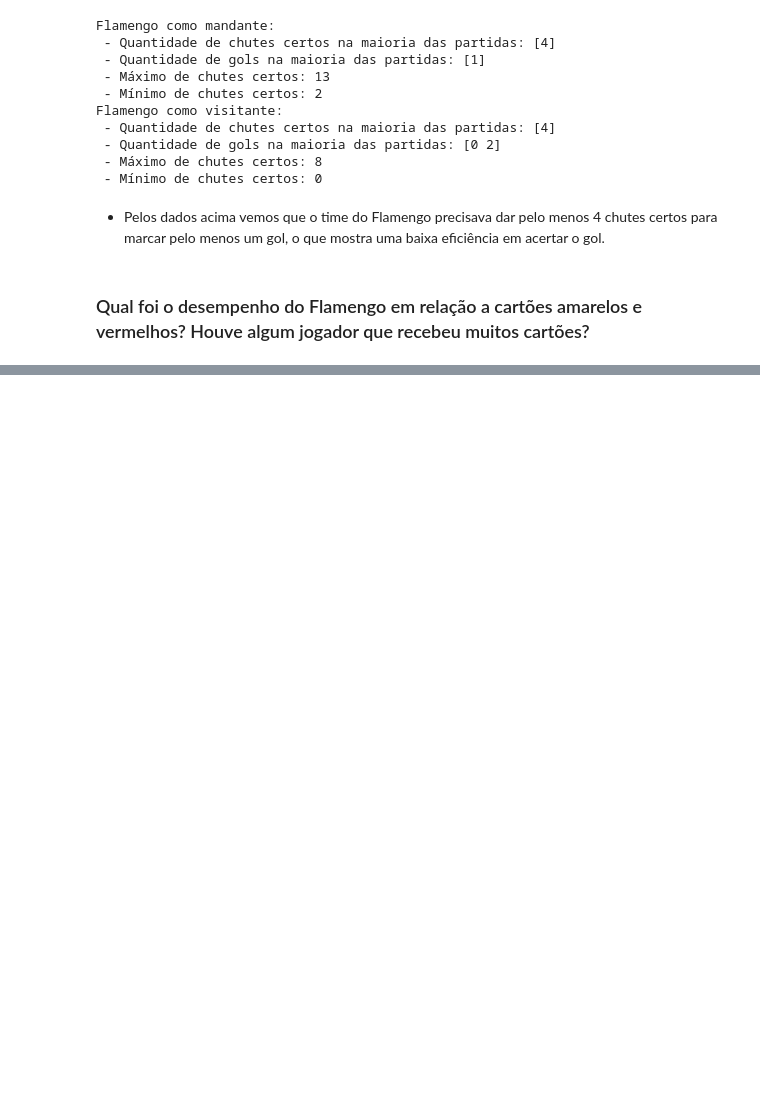
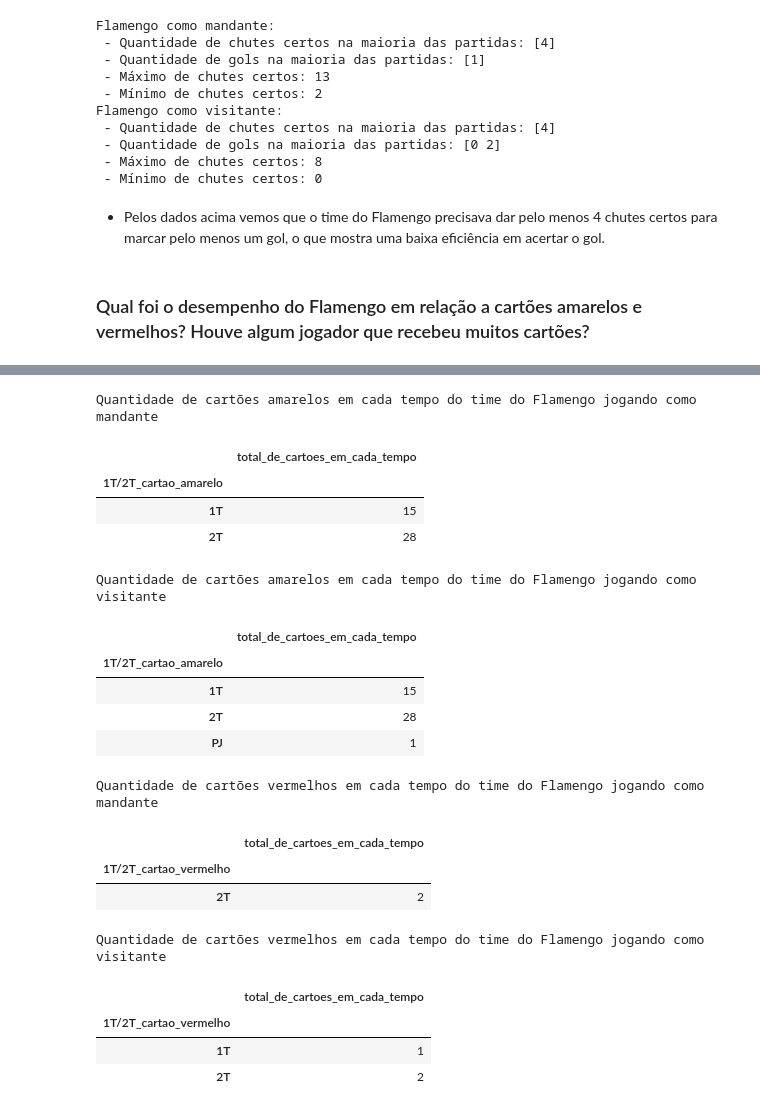
Before and after one commit to Fabio-luiz-sousa/flamengo_analysis_brasileiro_2023, a Jupyter notebook: part_3_eda/eda.ipynb, the cells around one changed output, grey strips where cells are left out. Saved outputs shown, nothing was run; the diff lists cells and outputs as text; code cells hidden in the pictures; blank space fills up the shorter version.

```diff
--- a/part_3_eda/eda.ipynb
+++ b/part_3_eda/eda.ipynb
@@ -418,11 +414,12 @@ for i in range(0,len(array_info_red_cards_home)):
             array_info_red_cards_home[i][0][key] = eval(array_info_red_cards_home[i][0][key])
         if array_info_red_cards_away[i][0][key] is not nan and array_info_red_cards_away[i][0]['motivo_cartao_vermelho'] != 'NÃO HOUVE EXPULSÕES':
             try:
+                if array_info_red_cards_away[i][0][key] == '[+7:00]':
+                    array_info_red_cards_away[i][0][key] = [array_info_red_cards_away[i][0][key].strip('[]')]
+                    array_info_red_cards_away[i][0][key] = eval(array_info_red_cards_away[i][0][key])
                 array_info_red_cards_away[i][0][key] = eval(array_info_red_cards_away[i][0][key])
             except:
                 ...
-
-
 
 def select_players_flamengo(data):
     # contador
@@ -447,8 +444,6 @@ def select_players_flamengo(data):
                     list_direct_red_card_or_second_yellow.append(data[i][0]['cartao_vermelho_direto_ou_2_cartao_vermelho'][count])
                     list_motivo_red_card.append(data[i][0]['motivo_cartao_vermelho'][count])
                 count+=1
-
-            count=0
             data[i][0]['time_jogadores_cartao_vermelho'] = list_name_time
             data[i][0]['tempo_cartao_vermelho'] = list_card_time
             data[i][0]['1T/2T_cartao_vermelho'] = list_which_time
@@ -462,6 +457,8 @@ def select_players_flamengo(data):
             list_players_red_card = []
             list_direct_red_card_or_second_yellow = []
             list_motivo_red_card = []
+            count=0
+
 
 
 select_players_flamengo(array_info_red_cards_home)
@@ -482,3 +490,0 @@ list_numbers_yellow_cards_away = count_number_yellow_cards(array_info_yellow_car
-# %%
-for i in array_info_red_cards_away:
-    print(i)
@@ -504,0 +491,49 @@ for i in array_info_red_cards_away:
+# %%
+# função que calcula o número de cartões amarelos e vermelhos em cada tempo nas partidas do time do Flamengo como mandante e visitante
+def count_number_cards_each_time(df,column):
+    list_data = []
+    for i in range(0,len(df)):
+        list_data.append(df[i][0])
+    df_data = pd.DataFrame(list_data).explode(column).groupby(column) \
+    [column].value_counts().to_frame('total_de_cartoes_em_cada_tempo')
+    return df_data
+# %%
+# dataframes contendo as informações da quantidade de cartões amarelos e vermelhos em cada tempo nas partidas do time do Flamengo como
+# mandante e visitante
+total_number_yellow_cards_home = count_number_cards_each_time(array_info_yellow_cards_home,'1T/2T_cartao_amarelo')
+total_number_yellow_cards_away = count_number_cards_each_time(array_info_yellow_cards_away,'1T/2T_cartao_amarelo')
+total_number_red_cards_home = count_number_cards_each_time(array_info_red_cards_home,'1T/2T_cartao_vermelho')
+total_number_red_cards_away = count_number_cards_each_time(array_info_red_cards_away,'1T/2T_cartao_vermelho')
+# %%
+print(f'Quantidade de cartões amarelos em cada tempo do time do Flamengo jogando como mandante')
+display(total_number_yellow_cards_home)
+
+print(f'Quantidade de cartões amarelos em cada tempo do time do Flamengo jogando como visitante')
+display(total_number_yellow_cards_away)
+
+print(f'Quantidade de cartões vermelhos em cada tempo do time do Flamengo jogando como mandante')
+display(total_number_red_cards_home)
+
+print(f'Quantidade de cartões vermelhos em cada tempo do time do Flamengo jogando como visitante')
+display(total_number_red_cards_away)
+# %% [output]
+Quantidade de cartões amarelos em cada tempo do time do Flamengo jogando como mandante
+|  | total_de_cartoes_em_cada_tempo |
+| 1T/2T_cartao_amarelo |  |
+| 1T | 15 |
+| 2T | 28 |
+Quantidade de cartões amarelos em cada tempo do time do Flamengo jogando como visitante
+|  | total_de_cartoes_em_cada_tempo |
+| 1T/2T_cartao_amarelo |  |
+| 1T | 15 |
+| 2T | 28 |
+| PJ | 1 |
+Quantidade de cartões vermelhos em cada tempo do time do Flamengo jogando como mandante
+|  | total_de_cartoes_em_cada_tempo |
+| 1T/2T_cartao_vermelho |  |
+| 2T | 2 |
+Quantidade de cartões vermelhos em cada tempo do time do Flamengo jogando como visitante
+|  | total_de_cartoes_em_cada_tempo |
+| 1T/2T_cartao_vermelho |  |
+| 1T | 1 |
+| 2T | 2 |
```
Also changed, not shown: parts of 16 cells of this notebook, 1 other file.
